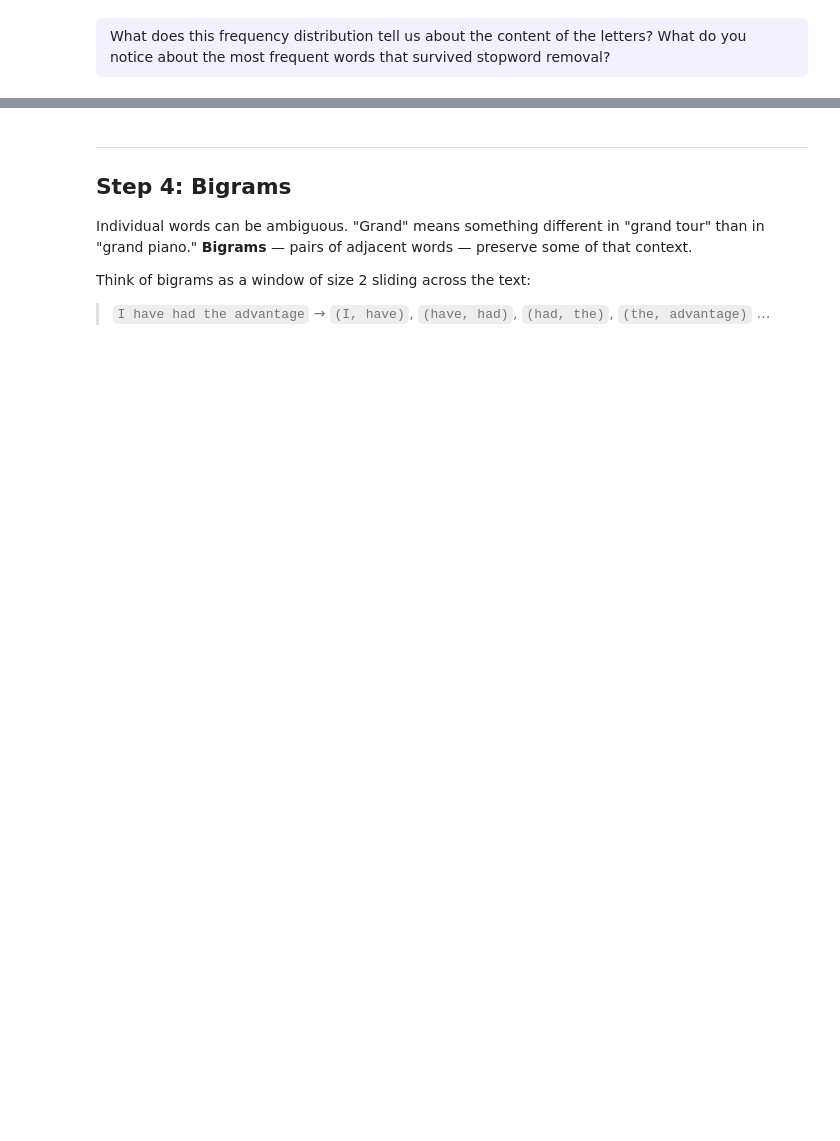
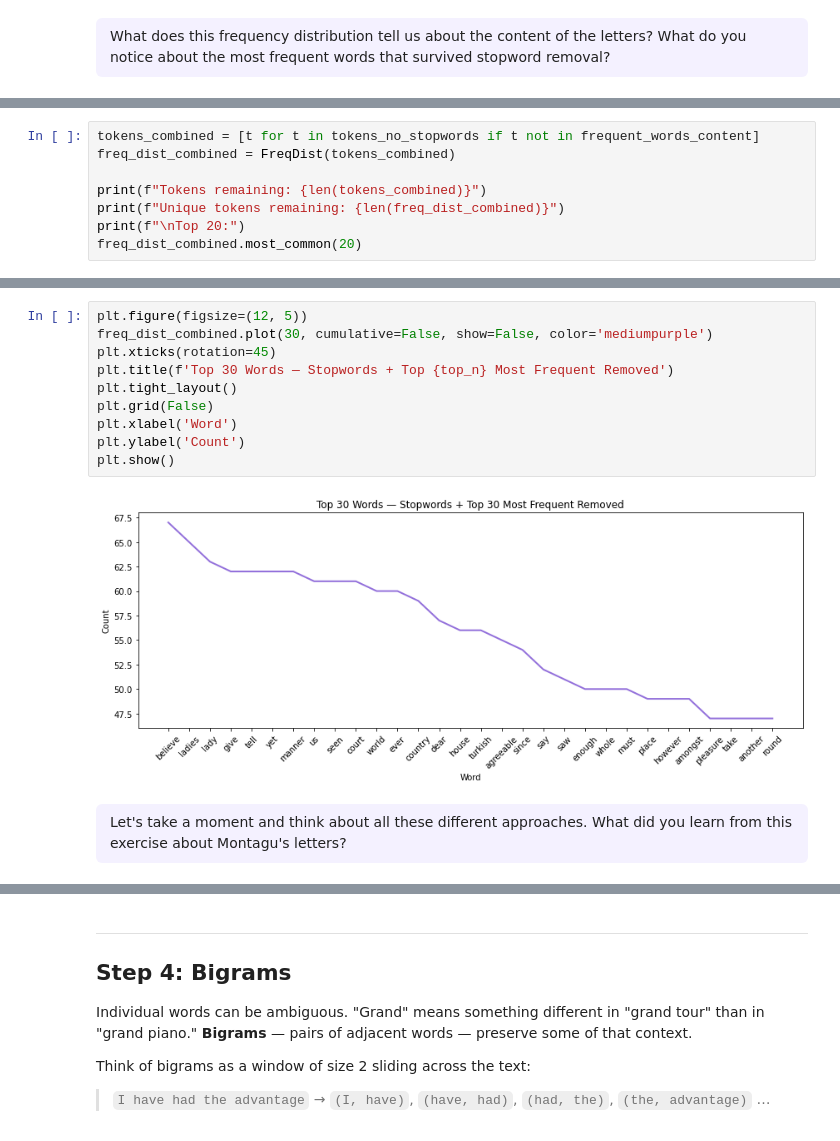
Before and after one commit to mervetekgurler/montagu, a Jupyter notebook: units/03_unit/3-1_corpus_level_text_analysis_montagu.ipynb, the cells around one changed output, grey strips where cells are left out. Cells and saved outputs as stored; diff of their text form; blank space fills up the shorter version.

```diff
--- a/units/03_unit/3-1_corpus_level_text_analysis_montagu.ipynb
+++ b/units/03_unit/3-1_corpus_level_text_analysis_montagu.ipynb
@@ -473,0 +706,8 @@ plt.show()
+# %%
+tokens_combined = [t for t in tokens_no_stopwords if t not in frequent_words_content]
+freq_dist_combined = FreqDist(tokens_combined)
+
+print(f"Tokens remaining: {len(tokens_combined)}")
+print(f"Unique tokens remaining: {len(freq_dist_combined)}")
+print(f"\nTop 20:")
+freq_dist_combined.most_common(20)
@@ -473,0 +739,16 @@ plt.show()
+# %%
+plt.figure(figsize=(12, 5))
+freq_dist_combined.plot(30, cumulative=False, show=False, color='mediumpurple')
+plt.xticks(rotation=45)
+plt.title(f'Top 30 Words — Stopwords + Top {top_n} Most Frequent Removed')
+plt.tight_layout()
+plt.grid(False)
+plt.xlabel('Word')
+plt.ylabel('Count')
+plt.show()
+# %% [output]
+[figure, added]
+# %% [markdown]
+<div style="background: rgba(167, 139, 250, 0.12); border-radius: 6px; padding: 0.6em 1em; margin: 1.5em 0; font-weight: 500;">
+Let's take a moment and think about all these different approaches. What did you learn from this exercise about Montagu's letters?
+</div>
```
Also changed, not shown: parts of 68 cells of this notebook, 3 other files.
